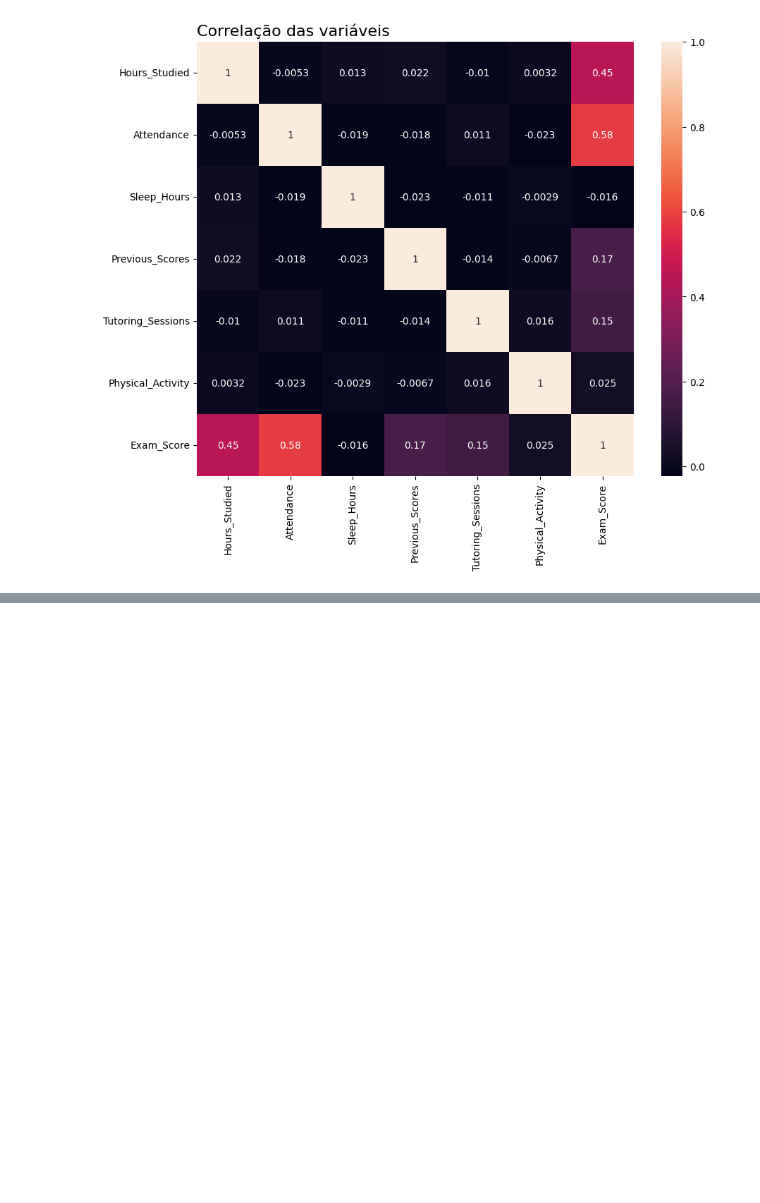
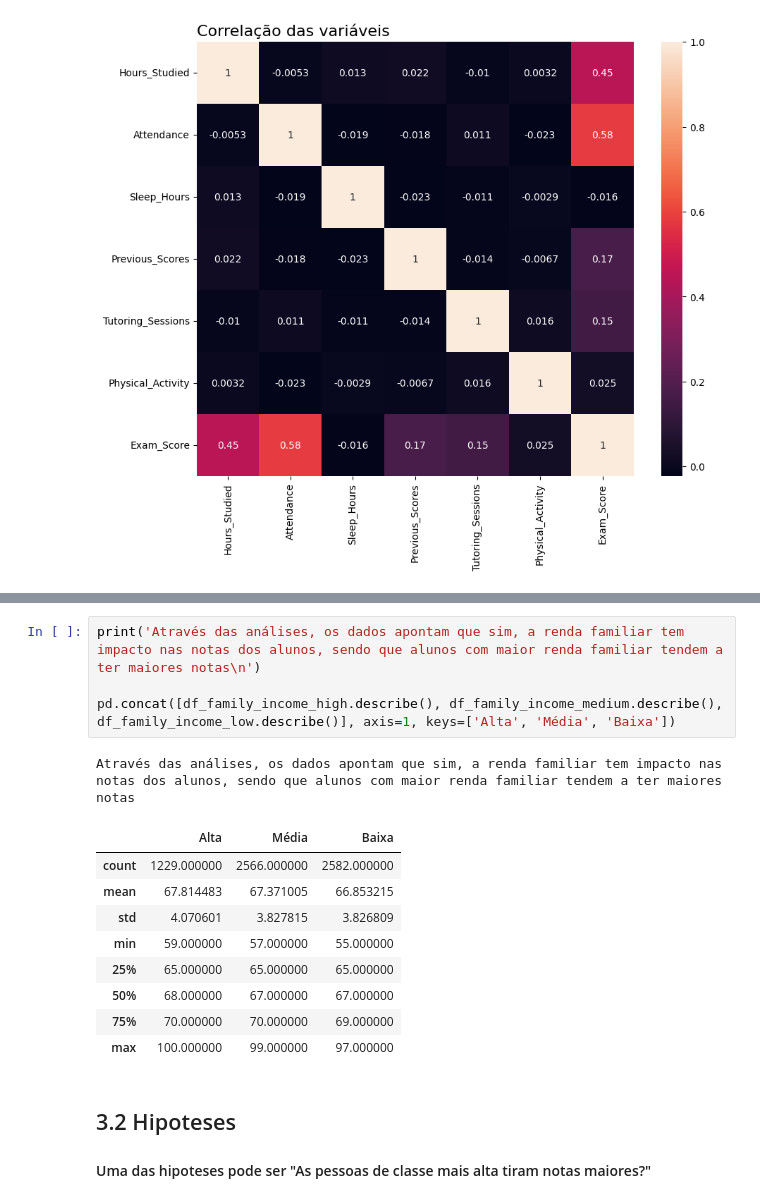
Before and after one commit to MariPinas/ProjetoAND1, a Jupyter notebook: notebook/ProjetoAND1.ipynb, the cells around one changed output, grey strips where cells are left out. Saved outputs shown, nothing was run; the diff lists cells and outputs as text; blank space fills up the shorter version.

```diff
--- a/notebook/ProjetoAND1.ipynb
+++ b/notebook/ProjetoAND1.ipynb
@@ -195,0 +244,19 @@ plt.show()
+# %%
+print('Através das análises, os dados apontam que sim, a renda familiar tem impacto nas notas dos alunos, sendo que alunos com maior renda familiar tendem a ter maiores notas\n')
+
+pd.concat([df_family_income_high.describe(), df_family_income_medium.describe(), df_family_income_low.describe()], axis=1, keys=['Alta', 'Média', 'Baixa'])
+# %% [output]
+Através das análises, os dados apontam que sim, a renda familiar tem impacto nas notas dos alunos, sendo que alunos com maior renda familiar tendem a ter maiores notas
+|  | Alta | Média | Baixa |
+| count | 1229.000000 | 2566.000000 | 2582.000000 |
+| mean | 67.814483 | 67.371005 | 66.853215 |
+| std | 4.070601 | 3.827815 | 3.826809 |
+| min | 59.000000 | 57.000000 | 55.000000 |
+| 25% | 65.000000 | 65.000000 | 65.000000 |
+| 50% | 68.000000 | 67.000000 | 67.000000 |
+| 75% | 70.000000 | 70.000000 | 69.000000 |
+| max | 100.000000 | 99.000000 | 97.000000 |
+# %% [markdown]
+## 3.2 Hipoteses
+
+#### Uma das hipoteses pode ser "As pessoas de classe mais alta tiram notas maiores?"
```
Also changed, not shown: parts of 8 cells of this notebook.
